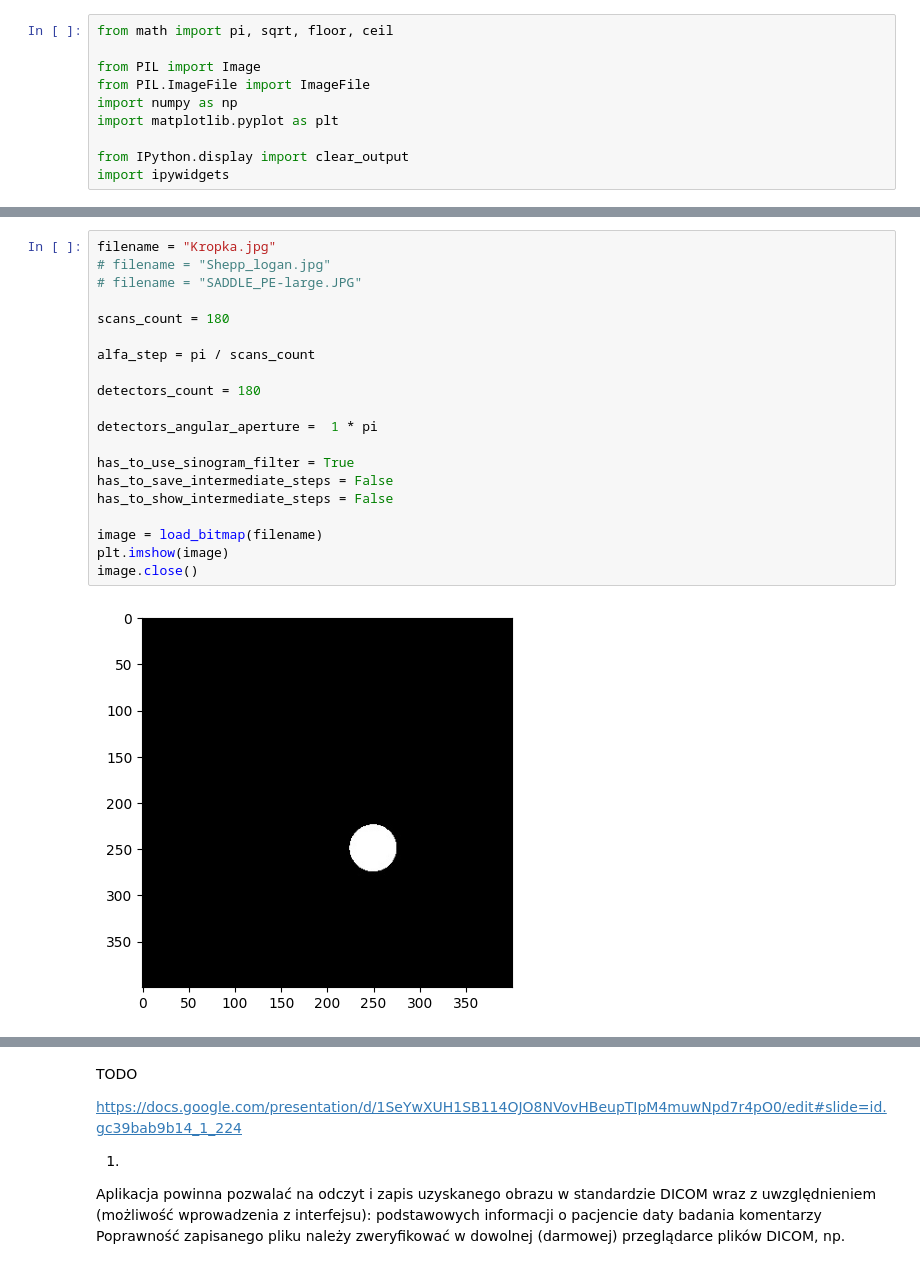
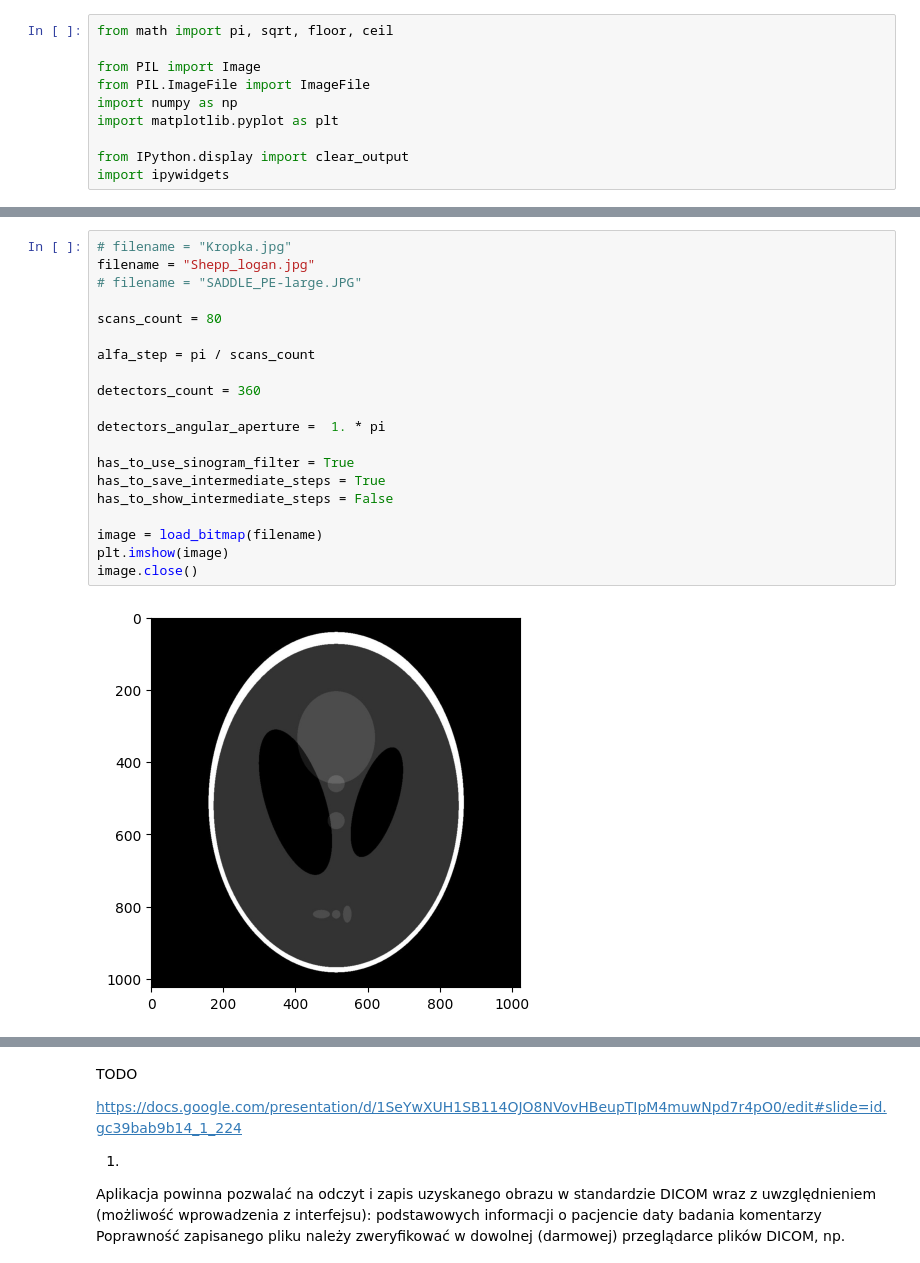
Before and after one commit to onyxcherry/IwM, a Jupyter notebook: notebook.ipynb, the cells around one changed output, grey strips where cells are left out. Saved outputs shown, nothing was run; the diff lists cells and outputs as text.

```diff
--- a/notebook.ipynb
+++ b/notebook.ipynb
@@ -463,25 +530,25 @@ def showStateAfterScan(states, scan):
 # %%
-filename = "Kropka.jpg"
-# filename = "Shepp_logan.jpg"
+# filename = "Kropka.jpg"
+filename = "Shepp_logan.jpg"
 # filename = "SADDLE_PE-large.JPG"
 
-scans_count = 180
+scans_count = 80
 
 alfa_step = pi / scans_count
 
-detectors_count = 180
+detectors_count = 360
 
-detectors_angular_aperture =  1 * pi
+detectors_angular_aperture =  1. * pi
 
 has_to_use_sinogram_filter = True
-has_to_save_intermediate_steps = False
+has_to_save_intermediate_steps = True
 has_to_show_intermediate_steps = False
 
 image = load_bitmap(filename)
 plt.imshow(image)
 image.close()
 # %% [output]
-[figure, old version]
+[figure, new version]
 # %%
 states = simulateComputedTomographyScan(
     filename,
```
Also changed, not shown: parts of 3 cells of this notebook.
